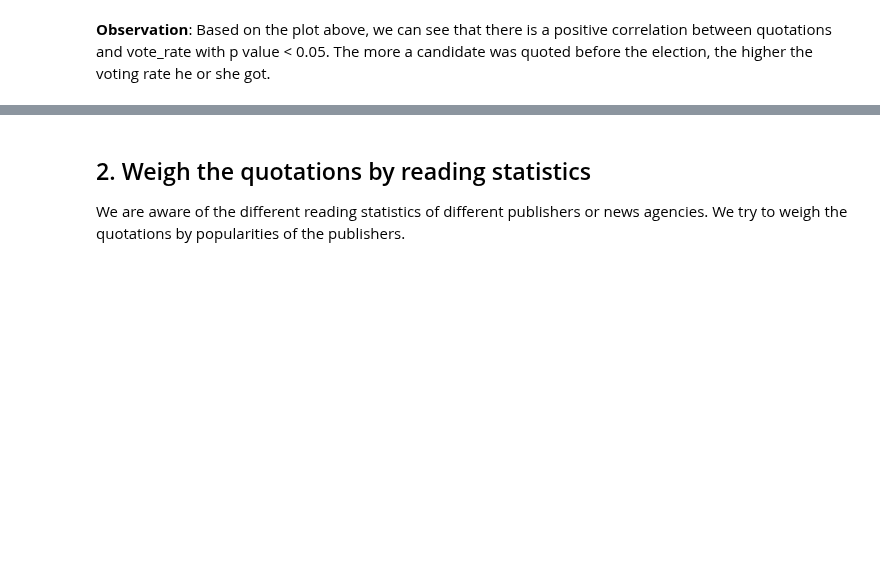
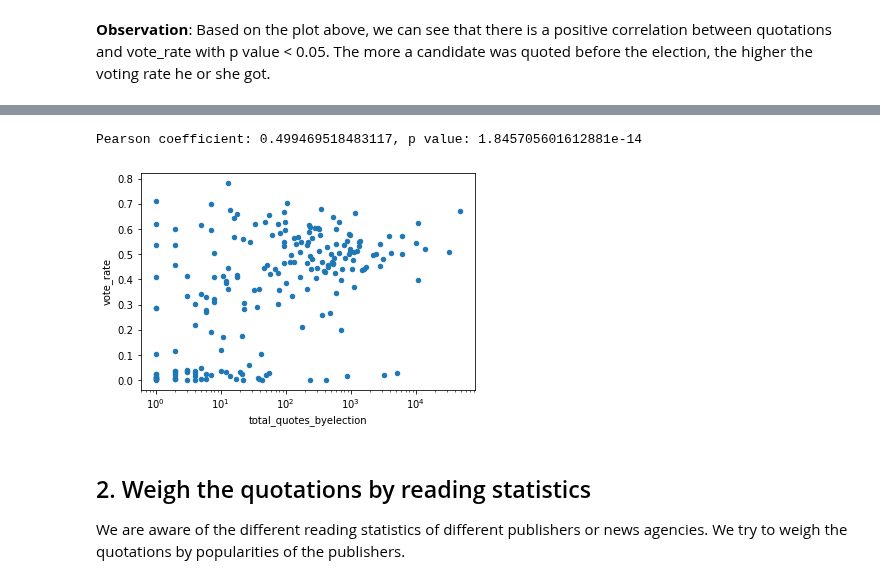
Before and after one commit to epfl-ada/ada-2021-project-chilldatagroup, a Jupyter notebook: Milestone2.ipynb, the cells around one changed output, grey strips where cells are left out. Saved outputs shown, nothing was run; the diff lists cells and outputs as text; code cells hidden in the pictures; blank space fills up the shorter version.

```diff
--- a/Milestone2.ipynb
+++ b/Milestone2.ipynb
@@ -328,0 +293,7 @@ Pearson coefficient: 0.49946951848311727, p value: 1.8457056016128284e-14
+# %%
+# Add the election day corresponding to each candidate speaker
+candidate_info_byname = candidate_info.set_index(['candidate']) # Allow access info by name as index
+candidate_quotes_mention['mention']=candidate_quotes_mention.mention.map(lambda x:x.upper())
+candidate_quotes_mention['election_day'] = candidate_quotes_mention['mention'].map(candidate_info_byname['year']).astype(str)+ '-11-01'
+candidate_quotes_mention['election_day'] = pd.to_datetime(candidate_quotes_mention['election_day'])
+candidate_quotes_mention
@@ -329,3 +314,19 @@ Pearson coefficient: 0.49946951848311727, p value: 1.8457056016128284e-14
+# %%
+from scipy.stats import pearsonr
+# Add election result (i.e. vote rate) for each candidate speaker
+candidate_info_byname['vote_rate'] = candidate_info_byname['candidatevotes']/candidate_info_byname['totalvotes']
+# We group the number of quotations by election day
+quotes_byelection = candidate_quotes_mention[candidate_quotes_mention['date_only'] < candidate_quotes_mention['election_day']]
+tot_quotes_byelection = pd.DataFrame(quotes_byelection.groupby(['mention'])['numOccurrences'].sum())
+tot_quotes_byelection.rename(columns = {'numOccurrences': 'total_quotes_byelection'}, inplace=True)
+# We add the vote rate and plot the scatter plot of vote rate against total quotes by election
+tot_quotes_byelection['vote_rate'] = tot_quotes_byelection.index.map(candidate_info_byname['vote_rate'])
+quotes_vote = tot_quotes_byelection.plot.scatter(x = 'total_quotes_byelection', y = 'vote_rate', logx=True)
+(corr1, pvalue) = pearsonr(np.log(tot_quotes_byelection['total_quotes_byelection']), tot_quotes_byelection['vote_rate'])
+print(f'Pearson coefficient: {corr1}, p value: {pvalue}')
+# %% [output]
+Pearson coefficient: 0.499469518483117, p value: 1.845705601612881e-14
+[figure, added]
 # %% [markdown]
 ## 2. Weigh the quotations by reading statistics
 We are aware of the different reading statistics of different publishers or news agencies. We try to weigh the quotations by popularities of the publishers.
```
Also changed, not shown: parts of 20 cells of this notebook.
